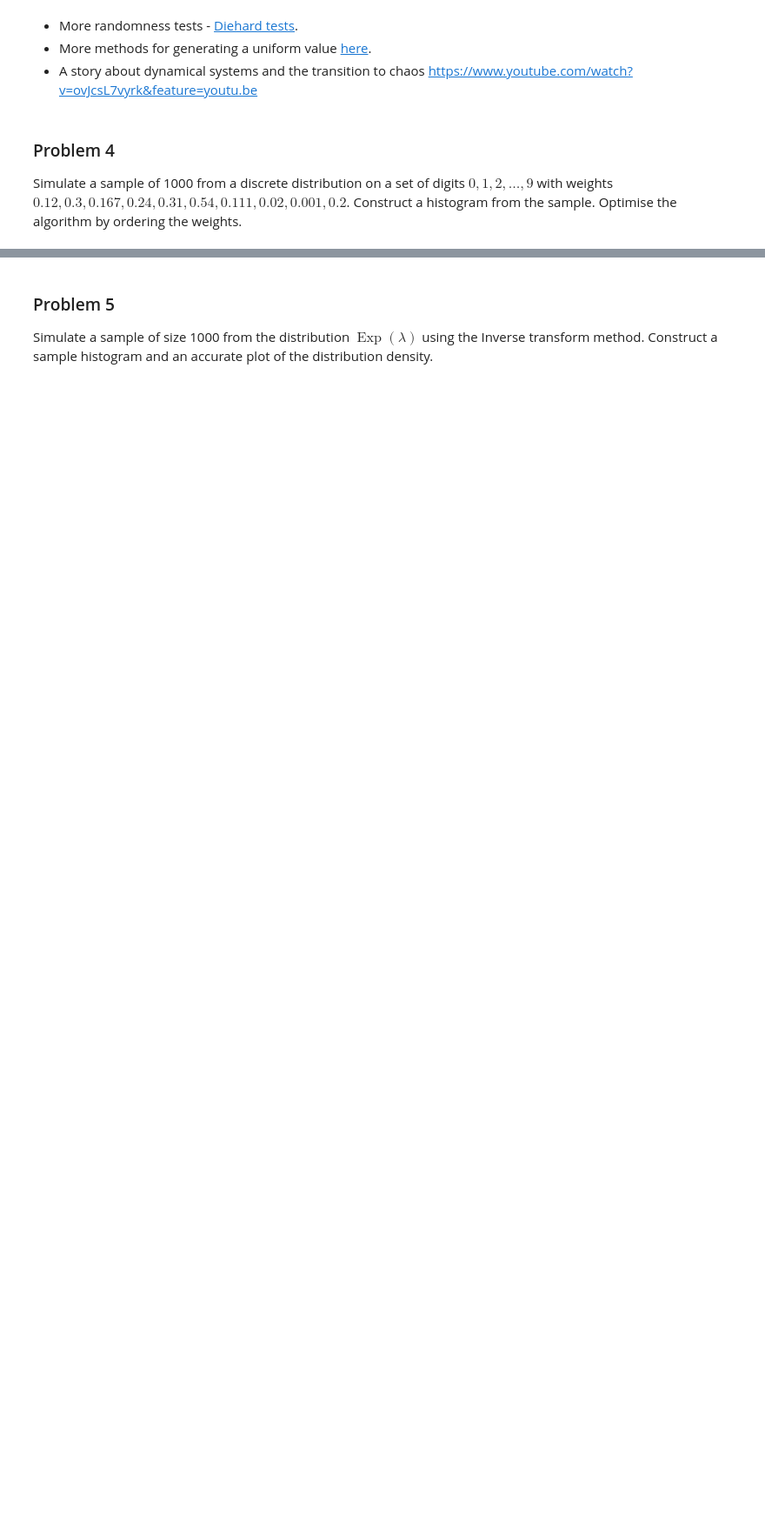
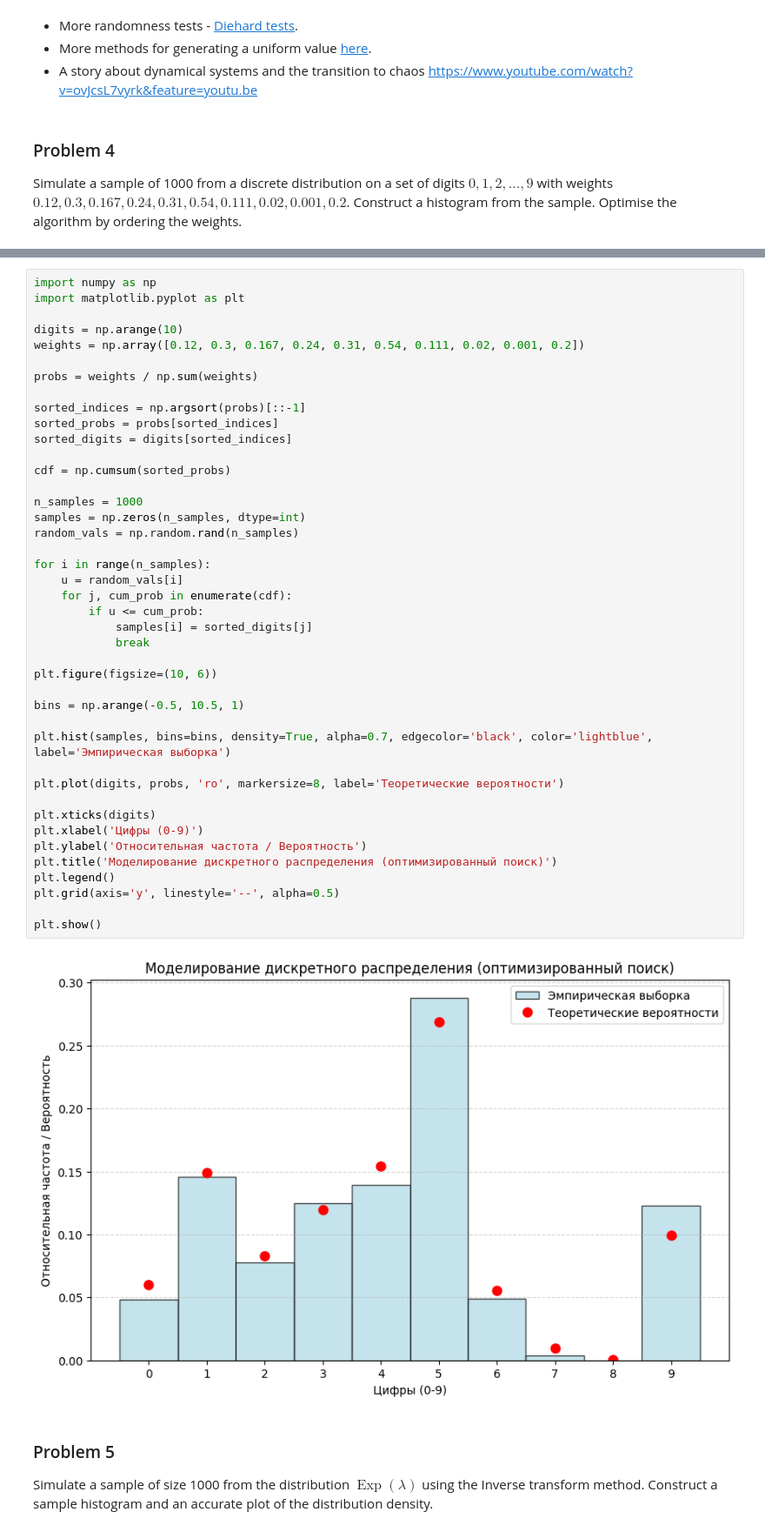
Before and after one commit to pkorotkow/statprak, a Jupyter notebook: statprak3.ipynb, the cells around one changed output, grey strips where cells are left out. Shown at 87% size. Drawn from its saved outputs; the diff is of its cells as text; blank space fills up the shorter version.

```diff
--- a/statprak3.ipynb
+++ b/statprak3.ipynb
@@ -93,3 +80,47 @@ If $\xi$ has a uniform distribution in $[0,1]$, then $F^{-1}(\xi)$ is distribute
+# %%
+import numpy as np
+import matplotlib.pyplot as plt
+
+digits = np.arange(10)
+weights = np.array([0.12, 0.3, 0.167, 0.24, 0.31, 0.54, 0.111, 0.02, 0.001, 0.2])
+
+probs = weights / np.sum(weights)
+
+sorted_indices = np.argsort(probs)[::-1]
+sorted_probs = probs[sorted_indices]
+sorted_digits = digits[sorted_indices]
+
+cdf = np.cumsum(sorted_probs)
+
+n_samples = 1000
+samples = np.zeros(n_samples, dtype=int)
+random_vals = np.random.rand(n_samples)
+
+for i in range(n_samples):
+    u = random_vals[i]
+    for j, cum_prob in enumerate(cdf):
+        if u <= cum_prob:
+            samples[i] = sorted_digits[j]
+            break
+
+plt.figure(figsize=(10, 6))
+
+bins = np.arange(-0.5, 10.5, 1)
+
+plt.hist(samples, bins=bins, density=True, alpha=0.7, edgecolor='black', color='lightblue', label='Эмпирическая выборка')
+
+plt.plot(digits, probs, 'ro', markersize=8, label='Теоретические вероятности')
+
+plt.xticks(digits)
+plt.xlabel('Цифры (0-9)')
+plt.ylabel('Относительная частота / Вероятность')
+plt.title('Моделирование дискретного распределения (оптимизированный поиск)')
+plt.legend()
+plt.grid(axis='y', linestyle='--', alpha=0.5)
+
+plt.show()
+# %% [output]
+[figure, added]
 # %% [markdown]
 ### Problem 5
 Simulate a sample of size 1000 from the distribution $\operatorname{Exp}(\lambda)$ using the Inverse transform method. Construct a sample histogram and an accurate plot of the distribution density.
```
Also changed, not shown: parts of 26 cells of this notebook.
